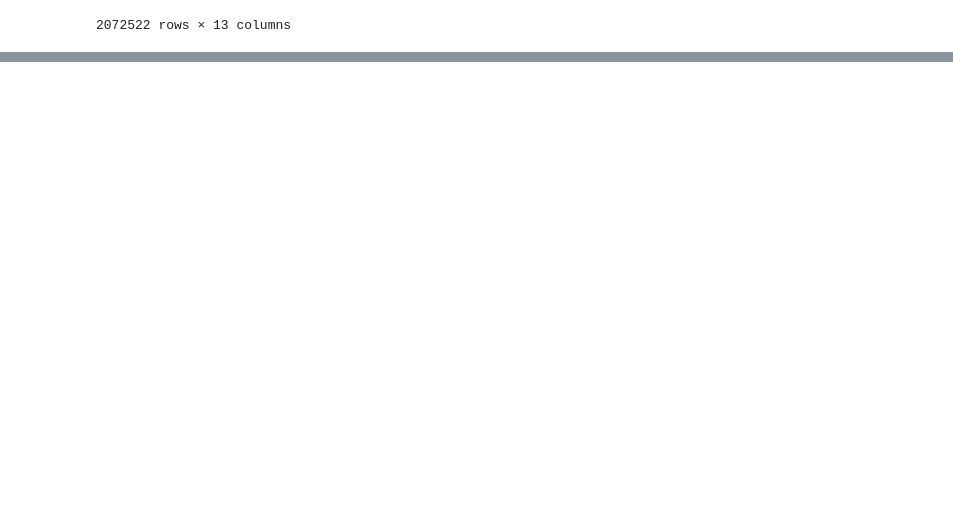
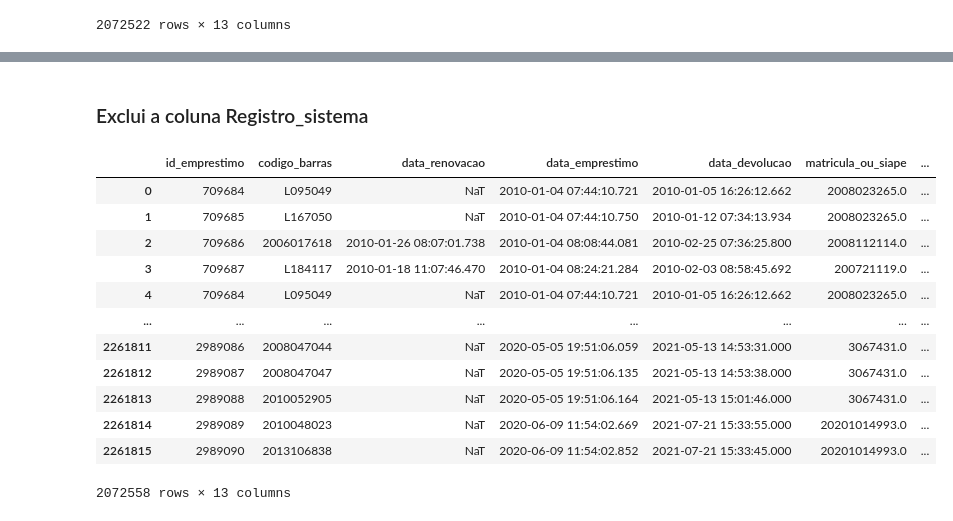
Before and after one commit to Gcostasilva/Python, a Jupyter notebook: Desafio/7 Dias De Código Alura/Análise Biblioteca.ipynb, the cells around one changed output, grey strips where cells are left out. Saved outputs shown, nothing was run; the diff lists cells and outputs as text; code cells hidden in the pictures; blank space fills up the shorter version.

```diff
--- a/Desafio/7 Dias De Código Alura/Análise Biblioteca.ipynb
+++ b/Desafio/7 Dias De Código Alura/Análise Biblioteca.ipynb
@@ -164,2 +168,2 @@ df_limpo.drop_duplicates()
 # %%
-df_limpo['']
+df_limpo['Classificação'] = df_limpo['localizacao'].astype(str).str[0]
@@ -165,0 +176,11 @@ df_limpo['']
+# %%
+df_limpo['Classificação'] = df_limpo['Classificação'].replace('0', 'Generalidades. Ciência e conhecimento')
+df_limpo['Classificação'] = df_limpo['Classificação'].replace('1', 'Filosofia e psicologia')
+df_limpo['Classificação'] = df_limpo['Classificação'].replace('2', 'Religião')
+df_limpo['Classificação'] = df_limpo['Classificação'].replace('3', 'Ciências sociais')
+df_limpo['Classificação'] = df_limpo['Classificação'].replace('4', 'Classe vaga. Provisoriamente não ocupada')
+df_limpo['Classificação'] = df_limpo['Classificação'].replace('5', 'Matemática e ciências naturais.')
+df_limpo['Classificação'] = df_limpo['Classificação'].replace('6', 'Ciências aplicadas')
+df_limpo['Classificação'] = df_limpo['Classificação'].replace('7', 'Belas artes')
+df_limpo['Classificação'] = df_limpo['Classificação'].replace('8', 'Linguagem. Língua. Linguística')
+df_limpo['Classificação'] = df_limpo['Classificação'].replace('9', 'Geografia. Biografia. História.')
@@ -165,0 +205,6 @@ df_limpo['']
+# %%
+df_limpo['matricula_ou_siape'] = df_limpo['matricula_ou_siape'].astype(str)
+
+df_limpo["data_emprestimo"] = pd.to_datetime(df_limpo["data_emprestimo"], errors='coerce')
+df_limpo["data_devolucao"] = pd.to_datetime(df_limpo["data_devolucao"], errors='coerce')
+df_limpo["data_renovacao"] = pd.to_datetime(df_limpo["data_renovacao"], errors='coerce')
@@ -165,0 +232,20 @@ df_limpo['']
+# %% [markdown]
+### Exclui a coluna Registro_sistema
+# %%
+df_limpo = df_limpo.drop('registro_sistema', axis=1)
+# %%
+df_limpo
+# %% [output]
+|  | id_emprestimo | codigo_barras | data_renovacao | data_emprestimo | data_devolucao | matricula_ou_siape | ... |
+| 0 | 709684 | L095049 | NaT | 2010-01-04 07:44:10.721 | 2010-01-05 16:26:12.662 | 2008023265.0 | ... |
+| 1 | 709685 | L167050 | NaT | 2010-01-04 07:44:10.750 | 2010-01-12 07:34:13.934 | 2008023265.0 | ... |
+| 2 | 709686 | 2006017618 | 2010-01-26 08:07:01.738 | 2010-01-04 08:08:44.081 | 2010-02-25 07:36:25.800 | 2008112114.0 | ... |
+| 3 | 709687 | L184117 | 2010-01-18 11:07:46.470 | 2010-01-04 08:24:21.284 | 2010-02-03 08:58:45.692 | 200721119.0 | ... |
+| 4 | 709684 | L095049 | NaT | 2010-01-04 07:44:10.721 | 2010-01-05 16:26:12.662 | 2008023265.0 | ... |
+| ... | ... | ... | ... | ... | ... | ... | ... |
+| 2261811 | 2989086 | 2008047044 | NaT | 2020-05-05 19:51:06.059 | 2021-05-13 14:53:31.000 | 3067431.0 | ... |
+| 2261812 | 2989087 | 2008047047 | NaT | 2020-05-05 19:51:06.135 | 2021-05-13 14:53:38.000 | 3067431.0 | ... |
+| 2261813 | 2989088 | 2010052905 | NaT | 2020-05-05 19:51:06.164 | 2021-05-13 15:01:46.000 | 3067431.0 | ... |
+| 2261814 | 2989089 | 2010048023 | NaT | 2020-06-09 11:54:02.669 | 2021-07-21 15:33:55.000 | 20201014993.0 | ... |
+| 2261815 | 2989090 | 2013106838 | NaT | 2020-06-09 11:54:02.852 | 2021-07-21 15:33:45.000 | 20201014993.0 | ... |
+2072558 rows × 13 columns
```
Also changed, not shown: parts of 6 cells of this notebook.
